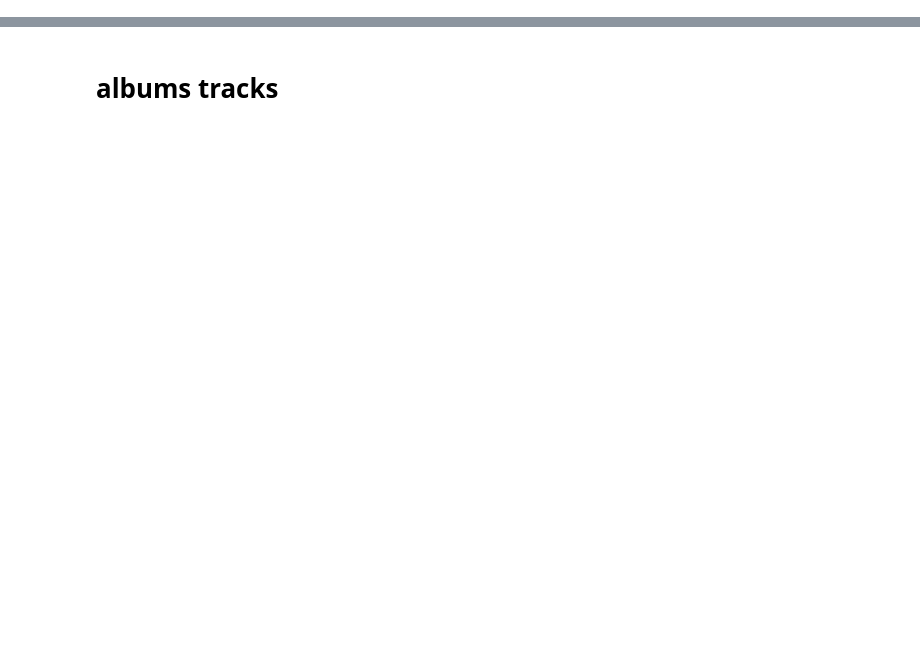
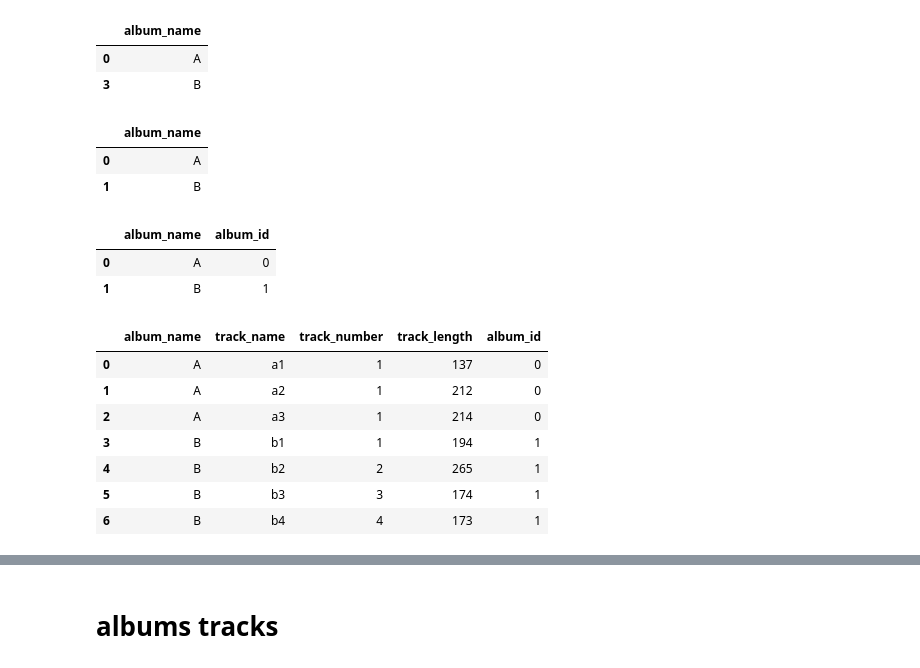
Before and after one commit to jminh/jupyter_lab, a Jupyter notebook: pandas_lab/normalize.ipynb, the cells around one changed output, grey strips where cells are left out. Drawn from its saved outputs; the diff is of its cells as text; code cells hidden in the pictures; blank space fills up the shorter version.

```diff
--- a/pandas_lab/normalize.ipynb
+++ b/pandas_lab/normalize.ipynb
@@ -11,0 +119,2 @@ else:
+# %%
+df = pd.merge(album, track).drop(['album_id', 'track_id'], axis=1)
@@ -11,0 +134,35 @@ else:
+# %%
+albums_cols = ["album_name"]
+albums = df[albums_cols].drop_duplicates()
+albums
+# %% [output]
+|  | album_name |
+| 0 | A |
+| 3 | B |
+# %%
+albums = albums.reset_index(drop=True)
+# %%
+albums
+# %% [output]
+|  | album_name |
+| 0 | A |
+| 1 | B |
+# %%
+albums["album_id"] = albums.index
+# %%
+albums
+# %% [output]
+|  | album_name | album_id |
+| 0 | A | 0 |
+| 1 | B | 1 |
+# %%
+ pd.merge(df, albums, on=["album_name"])
+# %% [output]
+|  | album_name | track_name | track_number | track_length | album_id |
+| 0 | A | a1 | 1 | 137 | 0 |
+| 1 | A | a2 | 1 | 212 | 0 |
+| 2 | A | a3 | 1 | 214 | 0 |
+| 3 | B | b1 | 1 | 194 | 1 |
+| 4 | B | b2 | 2 | 265 | 1 |
+| 5 | B | b3 | 3 | 174 | 1 |
+| 6 | B | b4 | 4 | 173 | 1 |
```
Also changed, not shown: parts of 27 cells of this notebook.
